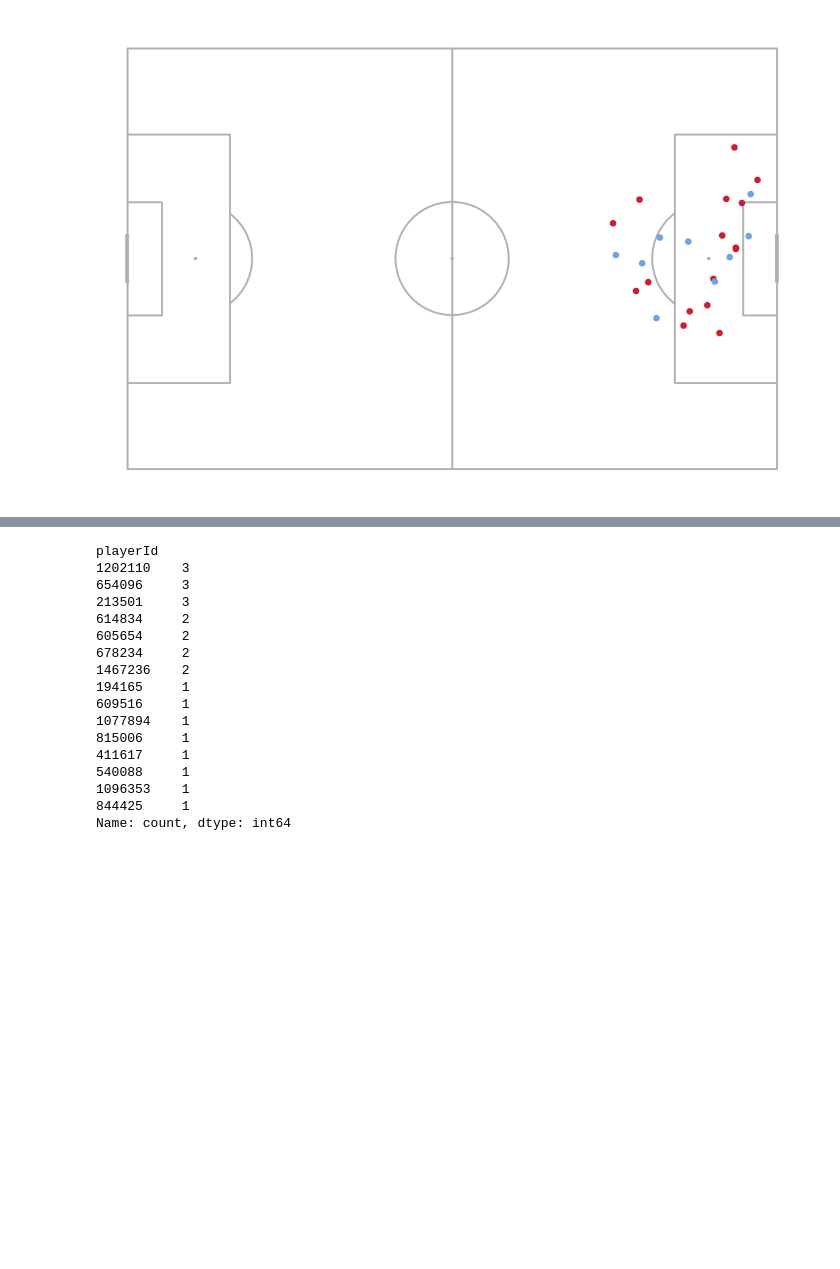
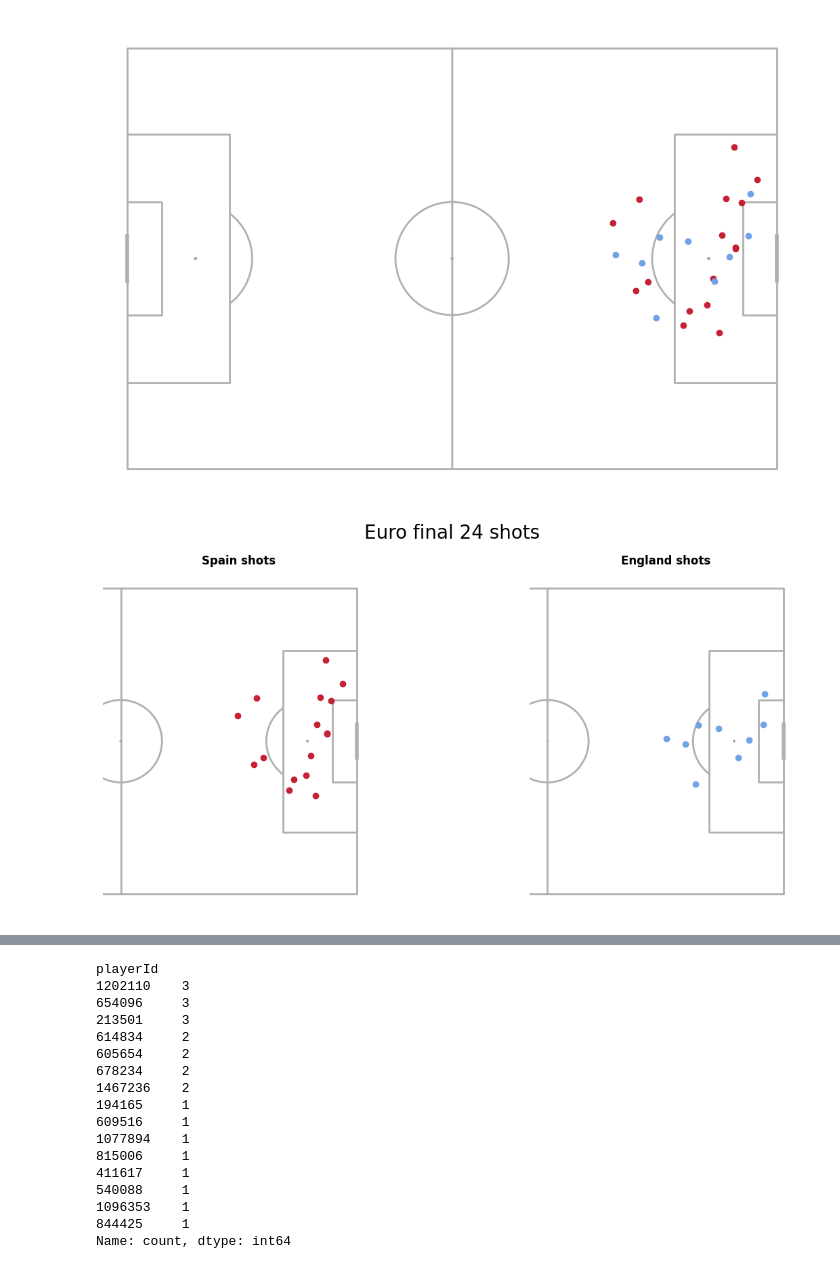
Before and after one commit to axelbol/euro24-final-analysis, a Jupyter notebook: shots.ipynb, the cells around one changed output, grey strips where cells are left out. Cells and saved outputs as stored; diff of their text form; code cells hidden in the pictures; blank space fills up the shorter version.

Commit message:
players shots

```diff
--- a/shots.ipynb
+++ b/shots.ipynb
@@ -145,3 +143,7 @@ df_shots_euro_final_24.head(2)
 | 0 | 2701070459 | AttemptSaved | 6720 | 1202110 | Nico Williams | 101.775862 | 46.803312 | 12 | NaN | True | ... |
 | 1 | 2701070669 | Miss | 6720 | 609516 | Robin Le Normand | 98.342105 | 35.830000 | 13 | NaN | False | ... |
 2 rows × 28 columns
+# %%
+# Read CSV
+df_shots_euro_final24 = pd.read_csv('/home/axel/Code/Python/euroFinal/df_shots_euro_final_24.csv', usecols=lambda col: col not in ["Unnamed: 0"])
+df_shots_euro_final24.head()
@@ -231,8 +242,8 @@ json_fotmob['props']['pageProps']['header']['teams']
   'pageUrl': '/teams/8491/overview/england'}]
 # %%
 # Spain & England shots
-spain = df_shots_euro_final_24[df_shots_euro_final_24.teamId == 6720]
-england = df_shots_euro_final_24[df_shots_euro_final_24.teamId == 8491]
+spain = df_shots_euro_final24[df_shots_euro_final24.teamId == 6720]
+england = df_shots_euro_final24[df_shots_euro_final24.teamId == 8491]
 # %%
 spain.head(1)
 # %% [output]
@@ -261,3 +272,20 @@ pitch.scatter(england.x, england.y, c='#6FA3E6', ax=ax)
 plt.show()
 # %% [output]
 [figure]
+# %%
+# Shots by team in different fields
+fig, axs = plt.subplots(nrows=1, ncols=2, figsize=(14, 6), tight_layout=False, constrained_layout=True)
+pitch = Pitch(pitch_type='custom', pitch_length=105, pitch_width=68, half=True)
+pitch.draw(ax=axs[0])
+axs[0].set_title('Spain shots', fontweight='bold')
+pitch.draw(ax=axs[1])
+axs[1].set_title('England shots', fontweight='bold')
+
+pitch.scatter(spain.x, spain.y, c='#c62035', ax=axs[0])
+pitch.scatter(england.x, england.y, c='#6FA3E6', ax=axs[1])
+
+fig.suptitle('Euro final 24 shots', fontsize=20)
+
+plt.show()
+# %% [output]
+[figure, added]
```
Also changed, not shown: parts of 26 cells of this notebook.
